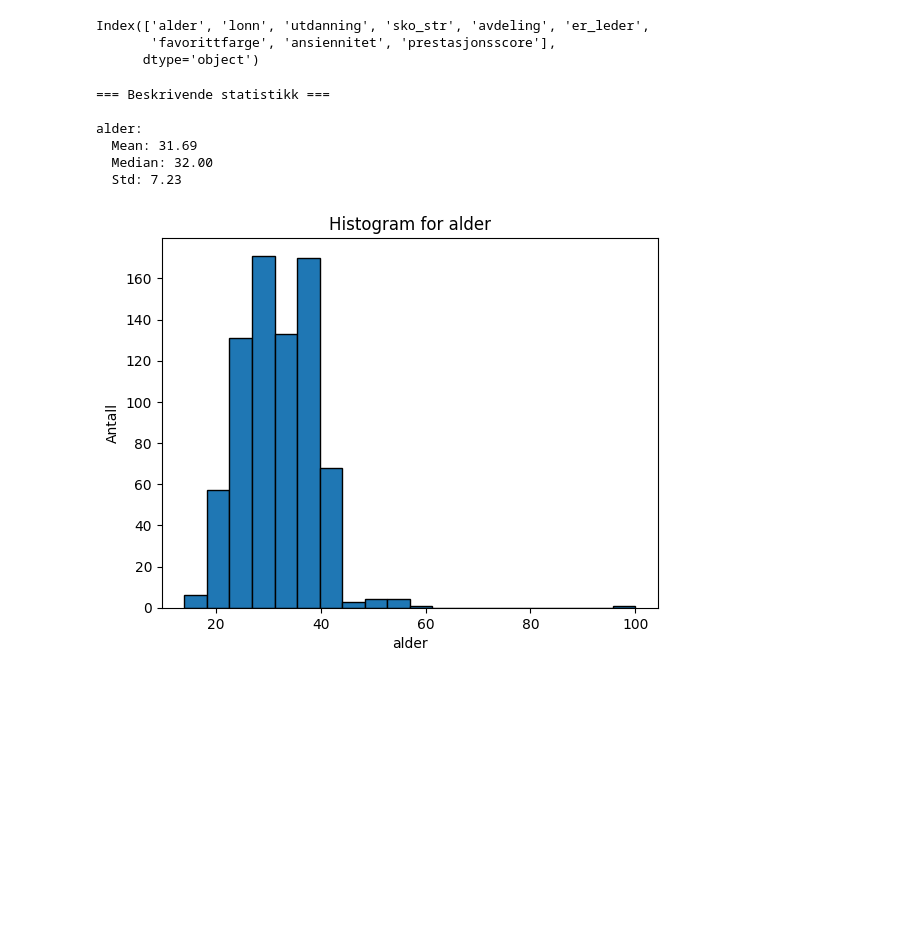
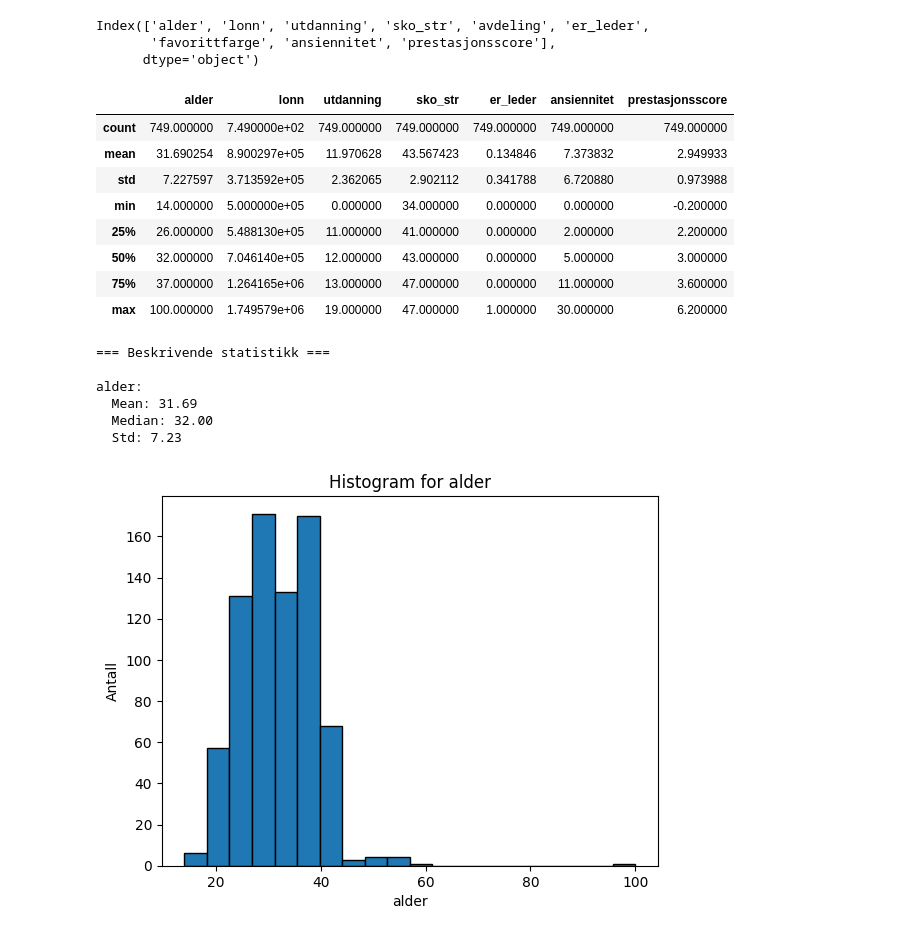
Before and after one commit to jensmorten/data-detektiv_kodekveld, a Jupyter notebook: notebooks/LF.ipynb, the cells around one changed output. Saved outputs shown, nothing was run; the diff lists cells and outputs as text; code cells hidden in the pictures; blank space fills up the shorter version.

```diff
--- a/notebooks/LF.ipynb
+++ b/notebooks/LF.ipynb
@@ -12,6 +12,18 @@ df.columns
 Index(['alder', 'lonn', 'utdanning', 'sko_str', 'avdeling', 'er_leder',
        'favorittfarge', 'ansiennitet', 'prestasjonsscore'],
       dtype='object')
+# %%
+df.describe()
+# %% [output]
+|  | alder | lonn | utdanning | sko_str | er_leder | ansiennitet | prestasjonsscore |
+| count | 749.000000 | 7.490000e+02 | 749.000000 | 749.000000 | 749.000000 | 749.000000 | 749.000000 |
+| mean | 31.690254 | 8.900297e+05 | 11.970628 | 43.567423 | 0.134846 | 7.373832 | 2.949933 |
+| std | 7.227597 | 3.713592e+05 | 2.362065 | 2.902112 | 0.341788 | 6.720880 | 0.973988 |
+| min | 14.000000 | 5.000000e+05 | 0.000000 | 34.000000 | 0.000000 | 0.000000 | -0.200000 |
+| 25% | 26.000000 | 5.488130e+05 | 11.000000 | 41.000000 | 0.000000 | 2.000000 | 2.200000 |
+| 50% | 32.000000 | 7.046140e+05 | 12.000000 | 43.000000 | 0.000000 | 5.000000 | 3.000000 |
+| 75% | 37.000000 | 1.264165e+06 | 13.000000 | 47.000000 | 0.000000 | 11.000000 | 3.600000 |
+| max | 100.000000 | 1.749579e+06 | 19.000000 | 47.000000 | 1.000000 | 30.000000 | 6.200000 |
 # %%
 # ---- 1. Beskrivende statistikk og uteliggere ----
 print("=== Beskrivende statistikk ===")
```
Also changed, not shown: 3 other files.
